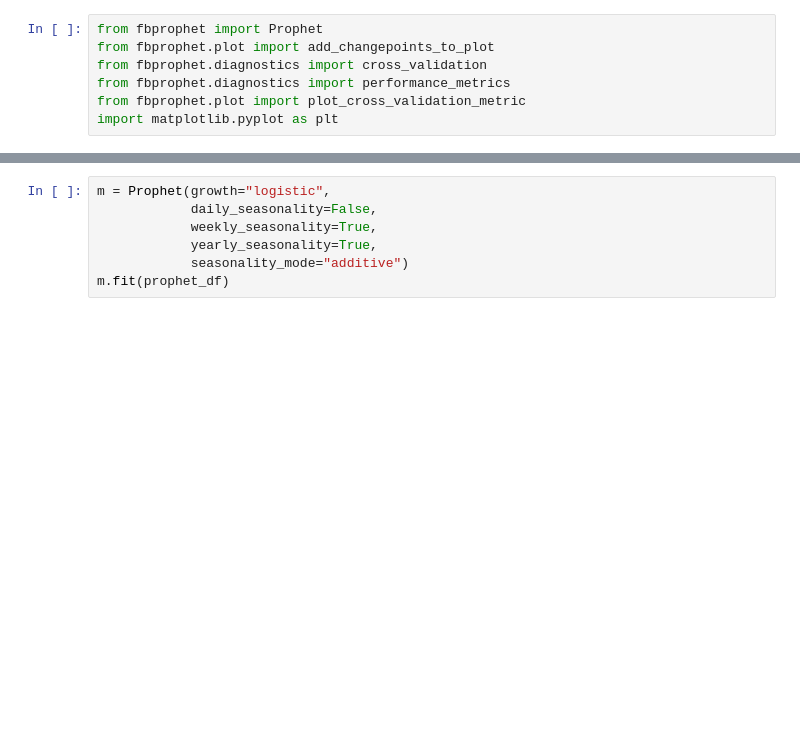
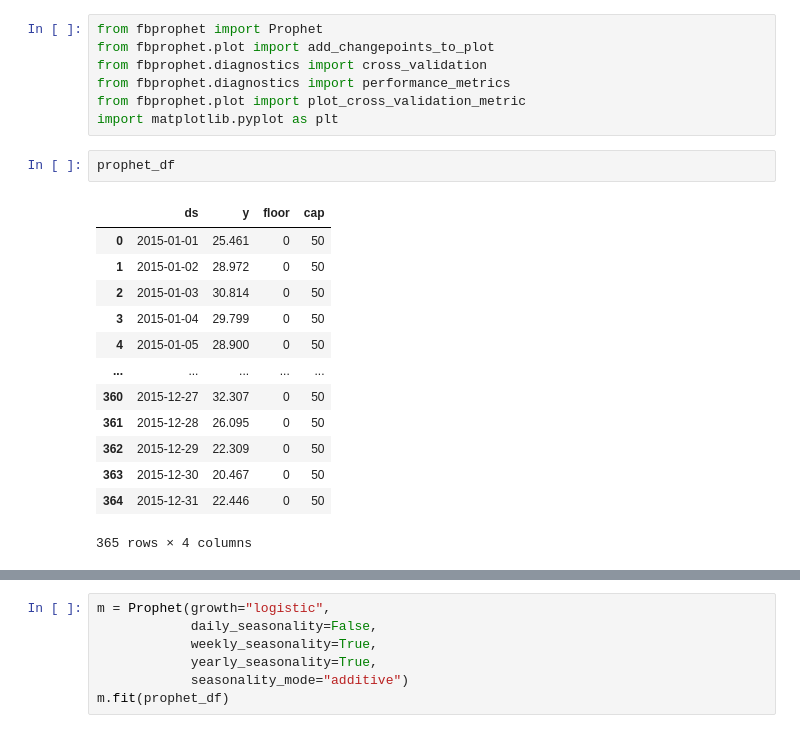
Before and after one commit to millengustavo/time-series-forecasting, a Jupyter notebook: notebooks/beer-consumption-sp.ipynb, the cells around one changed output, grey strips where cells are left out. Cells and saved outputs as stored; diff of their text form; blank space fills up the shorter version.

```diff
--- a/notebooks/beer-consumption-sp.ipynb
+++ b/notebooks/beer-consumption-sp.ipynb
@@ -150,6 +150,22 @@ from fbprophet.diagnostics import cross_validation
 from fbprophet.diagnostics import performance_metrics
 from fbprophet.plot import plot_cross_validation_metric
 import matplotlib.pyplot as plt
+# %%
+prophet_df
+# %% [output]
+|  | ds | y | floor | cap |
+| 0 | 2015-01-01 | 25.461 | 0 | 50 |
+| 1 | 2015-01-02 | 28.972 | 0 | 50 |
+| 2 | 2015-01-03 | 30.814 | 0 | 50 |
+| 3 | 2015-01-04 | 29.799 | 0 | 50 |
+| 4 | 2015-01-05 | 28.900 | 0 | 50 |
+| ... | ... | ... | ... | ... |
+| 360 | 2015-12-27 | 32.307 | 0 | 50 |
+| 361 | 2015-12-28 | 26.095 | 0 | 50 |
+| 362 | 2015-12-29 | 22.309 | 0 | 50 |
+| 363 | 2015-12-30 | 20.467 | 0 | 50 |
+| 364 | 2015-12-31 | 22.446 | 0 | 50 |
+365 rows × 4 columns
 # %%
 m = Prophet(growth="logistic",
             daily_seasonality=False,
```
Also changed, not shown: parts of 1 cell of this notebook.
